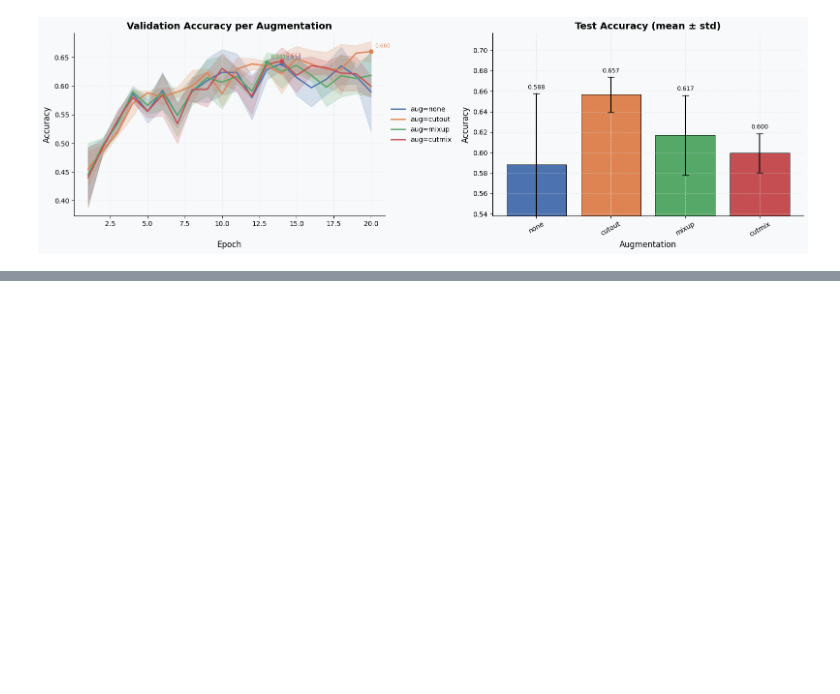
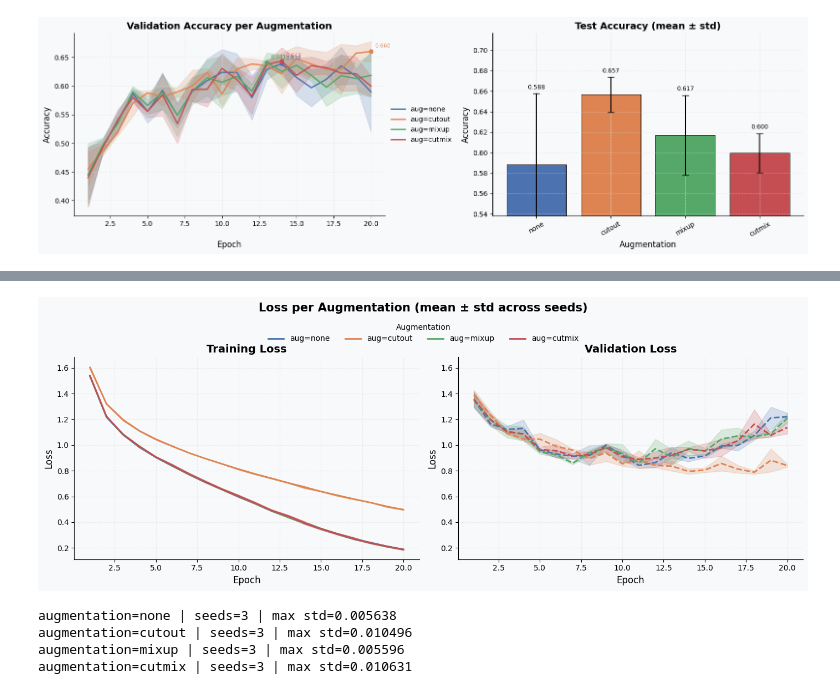
Before and after one commit to nadias03/image-classification-with-CNNs, a Jupyter notebook: experiments/data_augmentation/advanced_data_augmentation.ipynb, the cells around one changed output, grey strips where cells are left out. Cells and saved outputs as stored; diff of their text form; code cells hidden in the pictures; blank space fills up the shorter version.

Commit message:
add advanced data augmentation for alexnet experiment

```diff
--- a/experiments/data_augmentation/advanced_data_augmentation.ipynb
+++ b/experiments/data_augmentation/advanced_data_augmentation.ipynb
@@ -230,0 +233,8 @@ save_results(baseline_adv_aug_results, "aug_results_baseline")
+# %%
+alexnet_adv_aug_results = test_advanced_augmentation(
+    model=create_alexnet_model,
+    augmentation_configs=ADVANCED_AUGMENTATIONS_CONFIGS,
+    seeds=SEEDS,
+    device=device,
+    num_epochs=20,
+)
@@ -230,0 +259,13 @@ save_results(baseline_adv_aug_results, "aug_results_baseline")
+# %%
+plot_loss_comparison(alexnet_adv_aug_results, param_name="Augmentation", param_name_short="aug")
+# %% [output]
+[figure, added]
+# %%
+for aug, seed_dict in alexnet_adv_aug_results.items():
+    train_losses = np.array([seed_dict[s]['history']['train_loss'] for s in seed_dict])
+    print(f"augmentation={aug} | seeds={train_losses.shape[0]} | max std={train_losses.std(axis=0).max():.6f}")
+# %% [output]
+augmentation=none | seeds=3 | max std=0.005638
+augmentation=cutout | seeds=3 | max std=0.010496
+augmentation=mixup | seeds=3 | max std=0.005596
+augmentation=cutmix | seeds=3 | max std=0.010631
```
Also changed, not shown: parts of 7 cells of this notebook, 3 other files.
